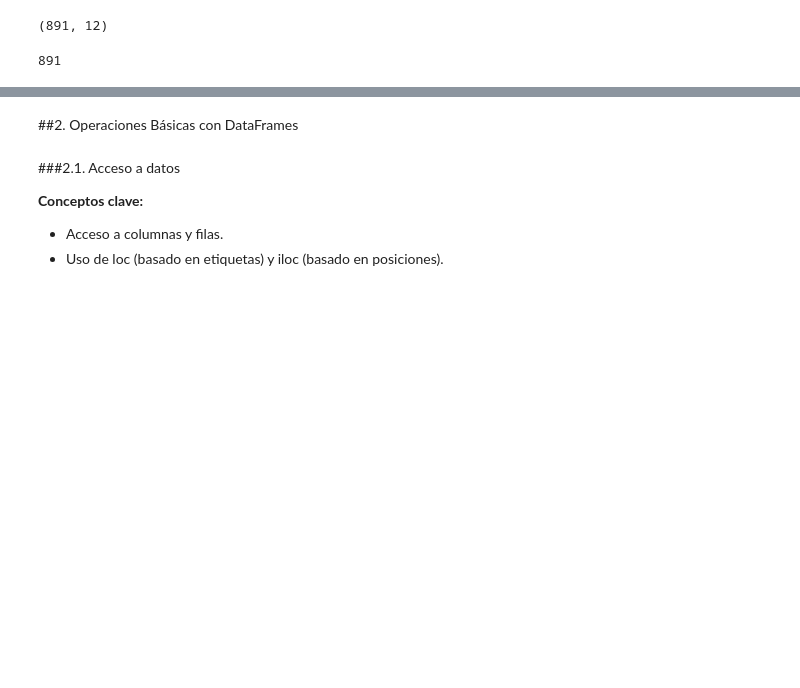
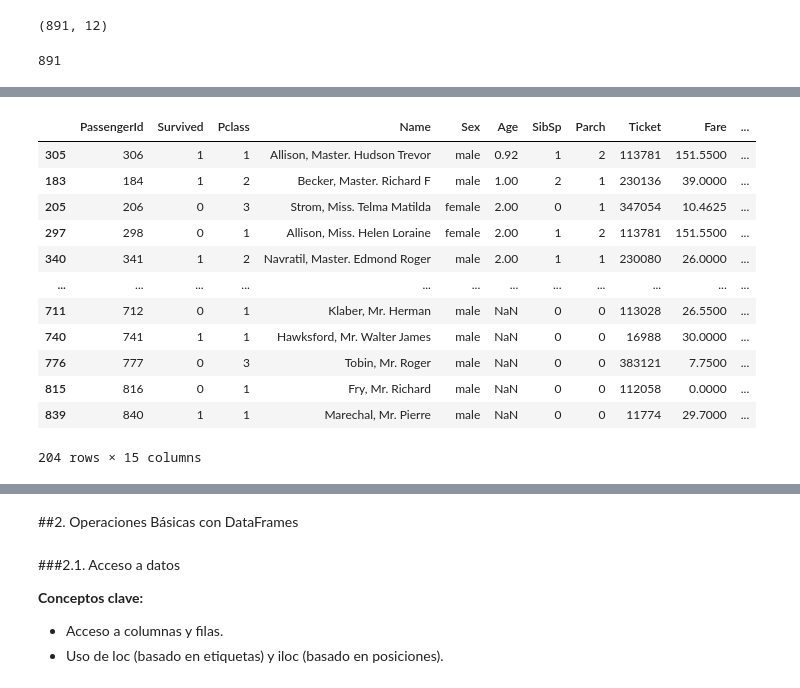
Before and after one commit to hvu88/Programacion_101, a Jupyter notebook: 01_Introduccion_a_Python/07_Manipulación_de_Datos_con_Pandas.ipynb, the cells around one changed output, grey strips where cells are left out. Cells and saved outputs as stored; diff of their text form; code cells hidden in the pictures; blank space fills up the shorter version.

```diff
--- a/01_Introduccion_a_Python/07_Manipulación_de_Datos_con_Pandas.ipynb
+++ b/01_Introduccion_a_Python/07_Manipulación_de_Datos_con_Pandas.ipynb
@@ -201,0 +293,2 @@ df.columns.to_frame()
+# %%
+df['num_familia'] = df.SibSp  + df.Parch
@@ -201,0 +304,2 @@ df.columns.to_frame()
+# %%
+df['constant'] = 1
@@ -201,0 +315,9 @@ df.columns.to_frame()
+# %%
+def age_cut(x):
+  if x < 18:
+    return 'menor'
+  else:
+    return 'mayor'
+
+df['Age cut'] = df.Age.apply(lambda x: age_cut(x)).head()
+df.head()
@@ -201,0 +331,16 @@ df.columns.to_frame()
+# %%
+df[~df.Cabin.isna()]
+# %% [output]
+|  | PassengerId | Survived | Pclass | Name | Sex | Age | SibSp | Parch | Ticket | Fare | ... |
+| 305 | 306 | 1 | 1 | Allison, Master. Hudson Trevor | male | 0.92 | 1 | 2 | 113781 | 151.5500 | ... |
+| 183 | 184 | 1 | 2 | Becker, Master. Richard F | male | 1.00 | 2 | 1 | 230136 | 39.0000 | ... |
+| 205 | 206 | 0 | 3 | Strom, Miss. Telma Matilda | female | 2.00 | 0 | 1 | 347054 | 10.4625 | ... |
+| 297 | 298 | 0 | 1 | Allison, Miss. Helen Loraine | female | 2.00 | 1 | 2 | 113781 | 151.5500 | ... |
+| 340 | 341 | 1 | 2 | Navratil, Master. Edmond Roger | male | 2.00 | 1 | 1 | 230080 | 26.0000 | ... |
+| ... | ... | ... | ... | ... | ... | ... | ... | ... | ... | ... | ... |
+| 711 | 712 | 0 | 1 | Klaber, Mr. Herman | male | NaN | 0 | 0 | 113028 | 26.5500 | ... |
+| 740 | 741 | 1 | 1 | Hawksford, Mr. Walter James | male | NaN | 0 | 0 | 16988 | 30.0000 | ... |
+| 776 | 777 | 0 | 3 | Tobin, Mr. Roger | male | NaN | 0 | 0 | 383121 | 7.7500 | ... |
+| 815 | 816 | 0 | 1 | Fry, Mr. Richard | male | NaN | 0 | 0 | 112058 | 0.0000 | ... |
+| 839 | 840 | 1 | 1 | Marechal, Mr. Pierre | male | NaN | 0 | 0 | 11774 | 29.7000 | ... |
+204 rows × 15 columns
```
Also changed, not shown: parts of 32 cells of this notebook.
